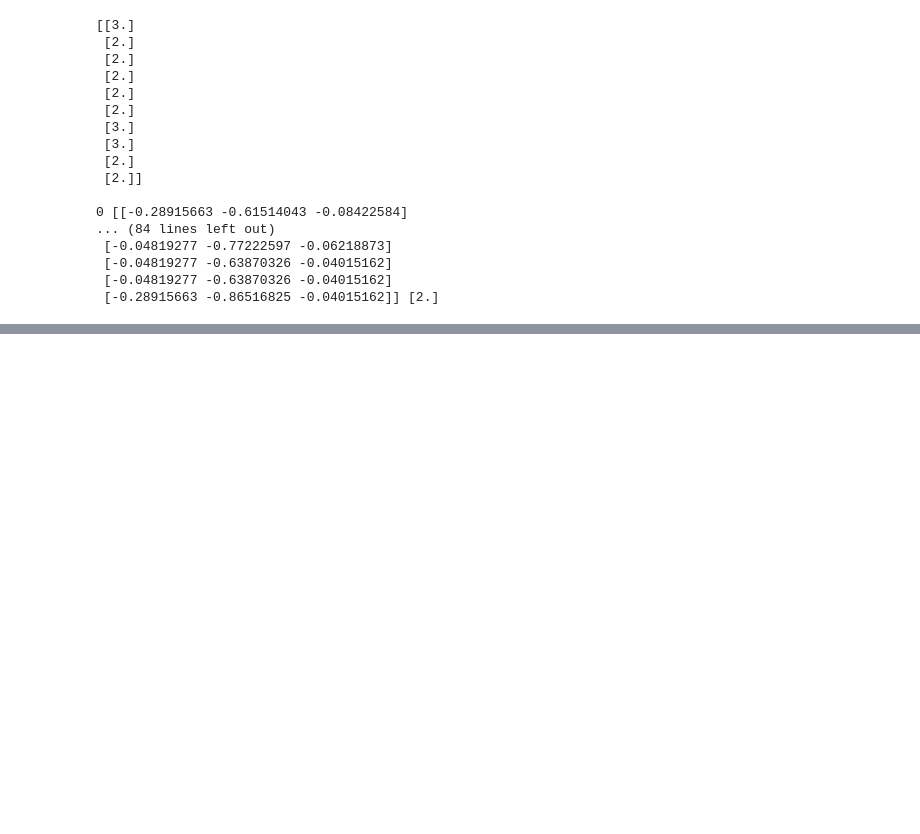
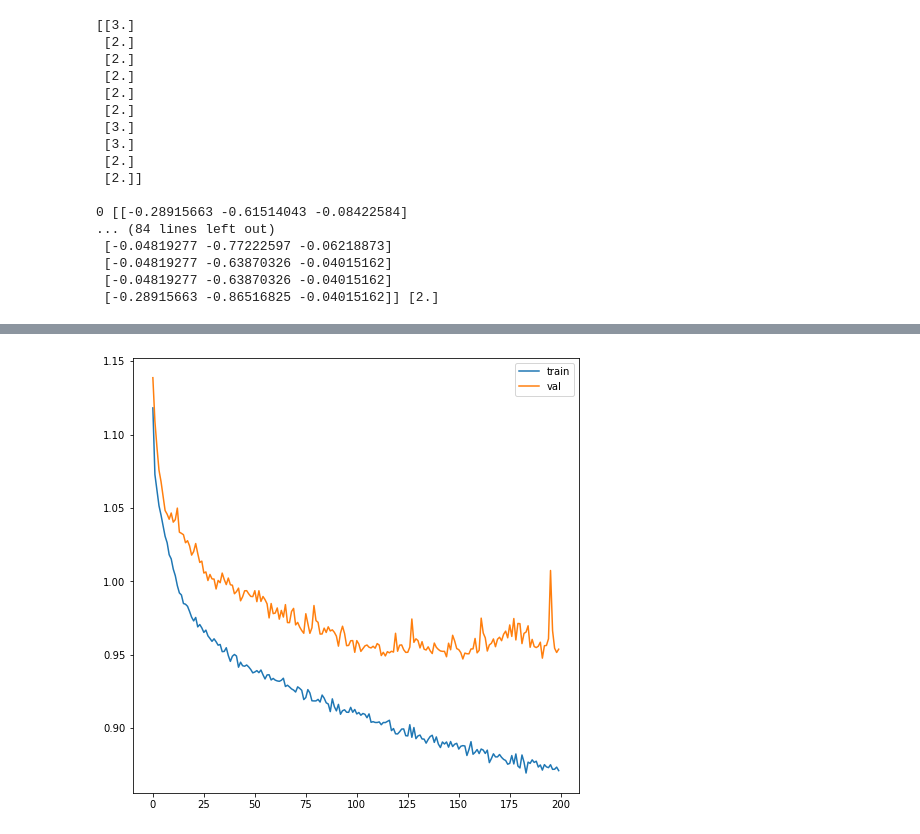
Before and after one commit to NVE/avalanche_ml, a Jupyter notebook: notebooks/training/neural_networks.ipynb, the cells around one changed output, grey strips where cells are left out. Saved outputs shown, nothing was run; the diff lists cells and outputs as text; code cells hidden in the pictures; blank space fills up the shorter version.

```diff
--- a/notebooks/training/neural_networks.ipynb
+++ b/notebooks/training/neural_networks.ipynb
@@ -312,3 +312,6 @@ y_test = [train_labels.loc[idx].values for idx in test_idx]
 print(np.any(np.isnan(np.concatenate(X_train))))
 # %% [output]
 False
+# %%
+for arr in X_train:
+    print(arr.shape)
@@ -502,0 +593,16 @@ False
+# %%
+# specify hyperparams here
+num_epochs = 200
+alpha = 1e-3
+criterion = tf.keras.losses.SparseCategoricalCrossentropy()
+optimizer = tf.keras.optimizers.Adam(lr=alpha)
+#optimizer = tf.keras.optimizers.SGD(lr=0.0001)
+
+# compile and fit model
+dnn.compile(loss=criterion,
+              optimizer=optimizer,
+              metrics=['sparse_categorical_accuracy'])
+
+dnn_history = dnn.fit(batchX_train, batchY_train,
+                      validation_data=(batchX_val, batchY_val),
+                      epochs=num_epochs, verbose=2, shuffle=False)
@@ -502,0 +627,11 @@ False
+# %%
+# plot history
+fig, ax = plt.subplots(figsize=(8, 8))
+
+ax.plot(dnn_history.history['loss'], label='train')
+ax.plot(dnn_history.history['val_loss'], label='val')
+
+ax.legend()
+plt.show()
+# %% [output]
+[figure, added]
```
Also changed, not shown: parts of 25 cells of this notebook.
